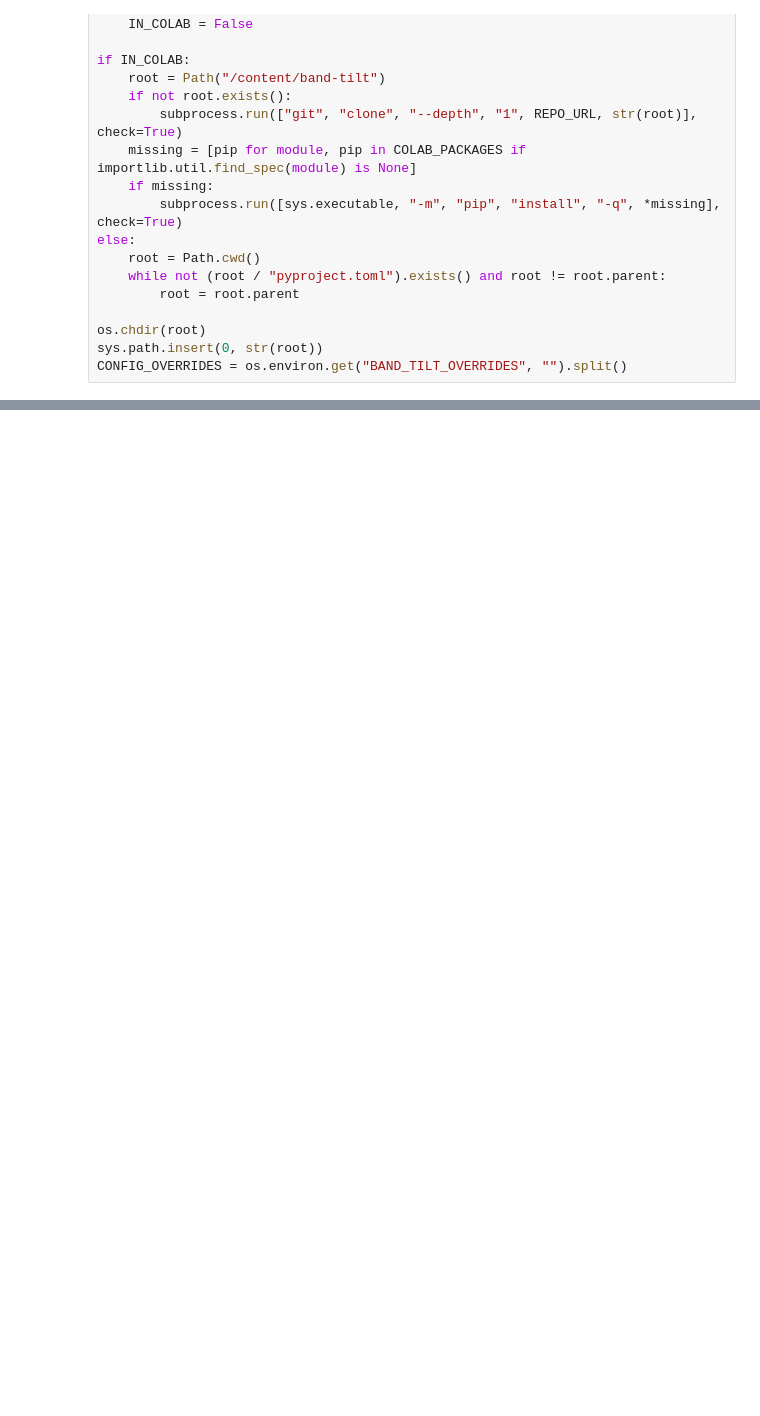
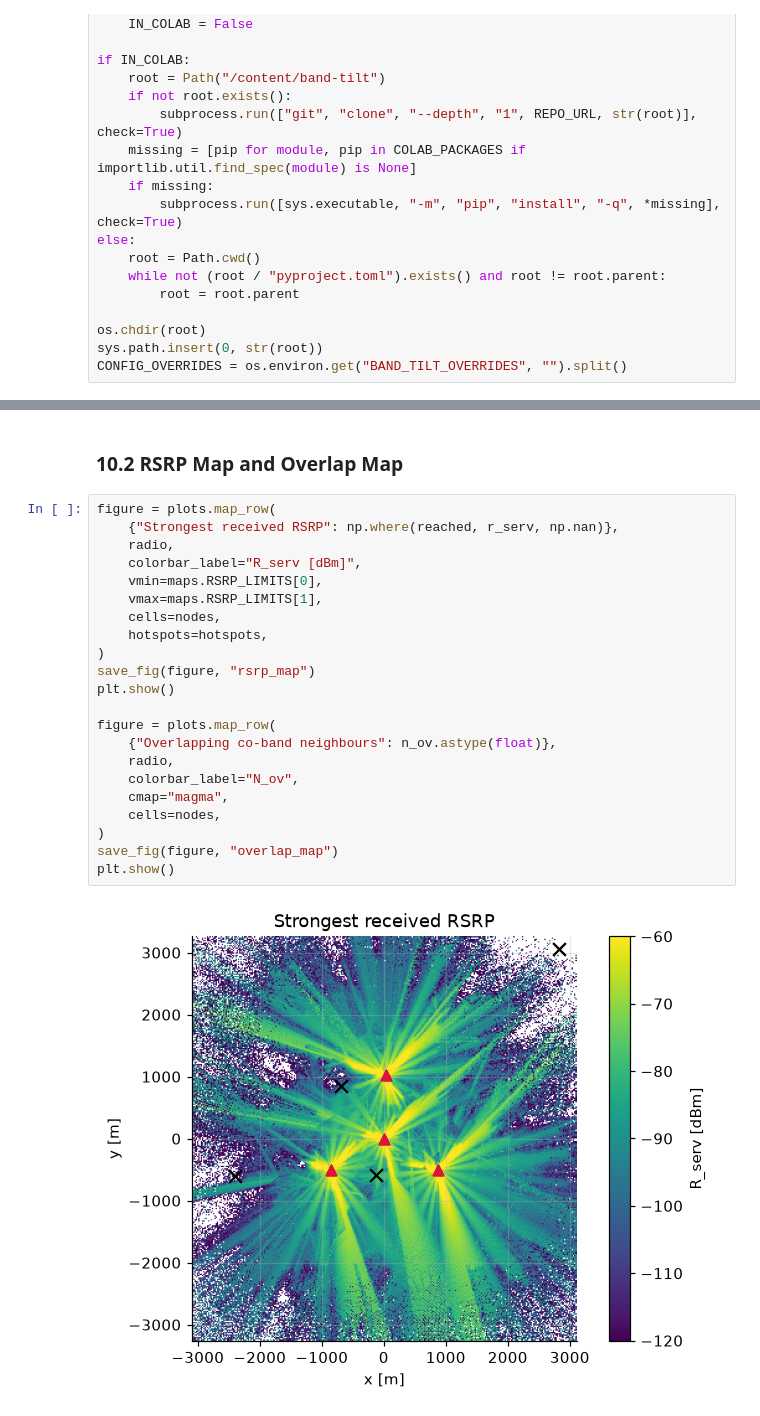
Before and after one commit to NguyenVu04/band-tilt, a Jupyter notebook: notebooks/02_preprocessing.ipynb, the cells around one changed output, grey strips where cells are left out. Cells and saved outputs as stored; diff of their text form; blank space fills up the shorter version.

```diff
--- a/notebooks/02_preprocessing.ipynb
+++ b/notebooks/02_preprocessing.ipynb
@@ -169,0 +551,26 @@ audit
+# %% [markdown]
+### 10.2 RSRP Map and Overlap Map
+# %%
+figure = plots.map_row(
+    {"Strongest received RSRP": np.where(reached, r_serv, np.nan)},
+    radio,
+    colorbar_label="R_serv [dBm]",
+    vmin=maps.RSRP_LIMITS[0],
+    vmax=maps.RSRP_LIMITS[1],
+    cells=nodes,
+    hotspots=hotspots,
+)
+save_fig(figure, "rsrp_map")
+plt.show()
+
+figure = plots.map_row(
+    {"Overlapping co-band neighbours": n_ov.astype(float)},
+    radio,
+    colorbar_label="N_ov",
+    cmap="magma",
+    cells=nodes,
+)
+save_fig(figure, "overlap_map")
+plt.show()
+# %% [output]
+[figure, added]
```
Also changed, not shown: parts of 46 cells of this notebook, 26 other files.
